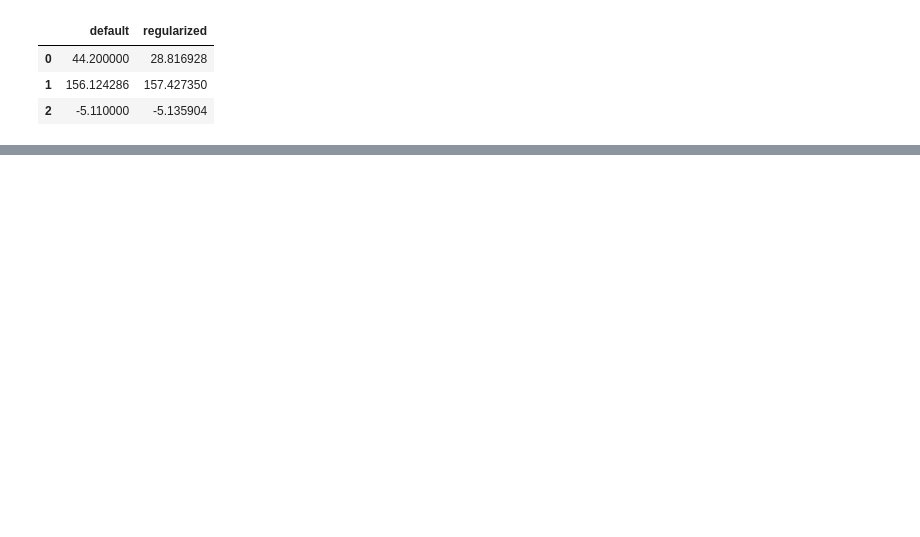
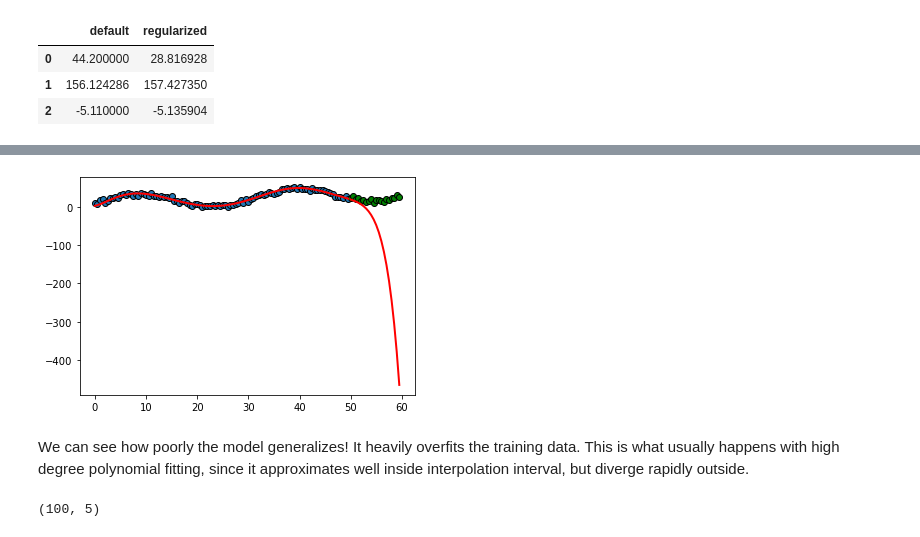
Before and after one commit to fcoelhomrc/MachineLearning, a Jupyter notebook: APC_Exercises/set_2.ipynb, the cells around one changed output, grey strips where cells are left out. Cells and saved outputs as stored; diff of their text form; code cells hidden in the pictures; blank space fills up the shorter version.

```diff
--- a/APC_Exercises/set_2.ipynb
+++ b/APC_Exercises/set_2.ipynb
@@ -107,0 +146,11 @@ w_df
+# %%
+def svd_reg(X, y, lamb=0, svd=True):
+    XTX = (X.T).dot(X)
+    to_invert = (XTX + lamb*np.eye(XTX.shape[0]))
+    to_svd = np.linalg.inv(to_invert).dot(X.T)
+    w = to_svd.dot(y)
+    preds = X.dot(w)
+    if svd:
+        return w, preds, to_svd
+    else:
+        return w, preds
@@ -107,0 +167,13 @@ w_df
+# %%
+w, p, U = svd_reg(X, y, lamb=10)
+_ = plt.scatter(X[:, 1], y, ec="k")
+_ = plt.plot(X[:, 1], p, ls="-", color="red", lw=2.0)
+
+X2, y2 = gen_dataset_synthetic(degs=10, tmax=60)
+_ = plt.scatter(X2[X[:, 1].size:, 1], y2[X[:, 1].size:], ec="k", color="g")
+new_preds = X2.dot(w)
+_ = plt.plot(X2[X[:, 1].size:, 1], new_preds[X[:, 1].size:], ls="-", color="red", lw=2.0)
+# %% [output]
+[figure, added]
+# %% [markdown]
+We can see how poorly the model generalizes! It heavily overfits the training data. This is what usually happens with high degree polynomial fitting, since it approximates well inside interpolation interval, but diverge rapidly outside.
@@ -107,0 +201,5 @@ w_df
+# %%
+X, y = gen_dataset_synthetic(degs=5)
+print(X.shape)
+# %% [output]
+(100, 5)
```
Also changed, not shown: parts of 8 cells of this notebook, 1 other file.
